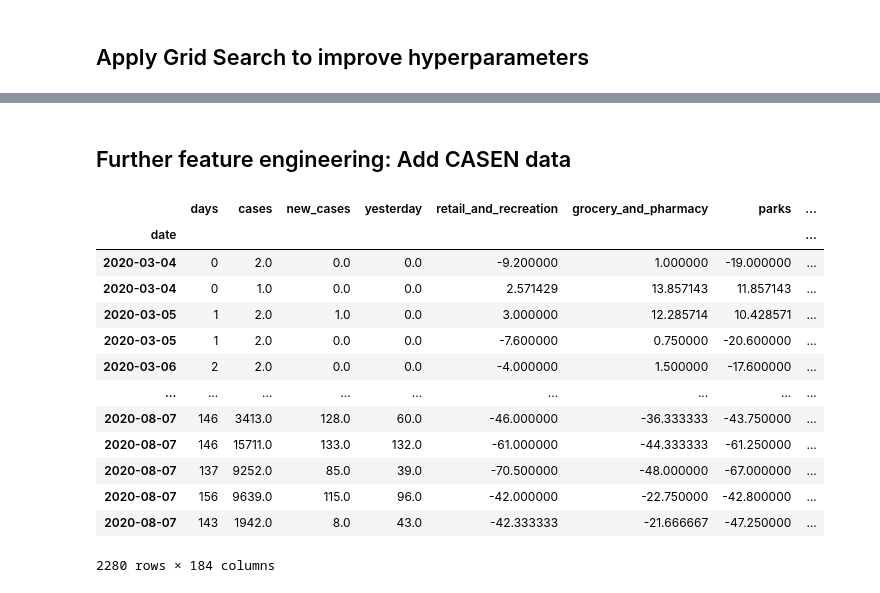
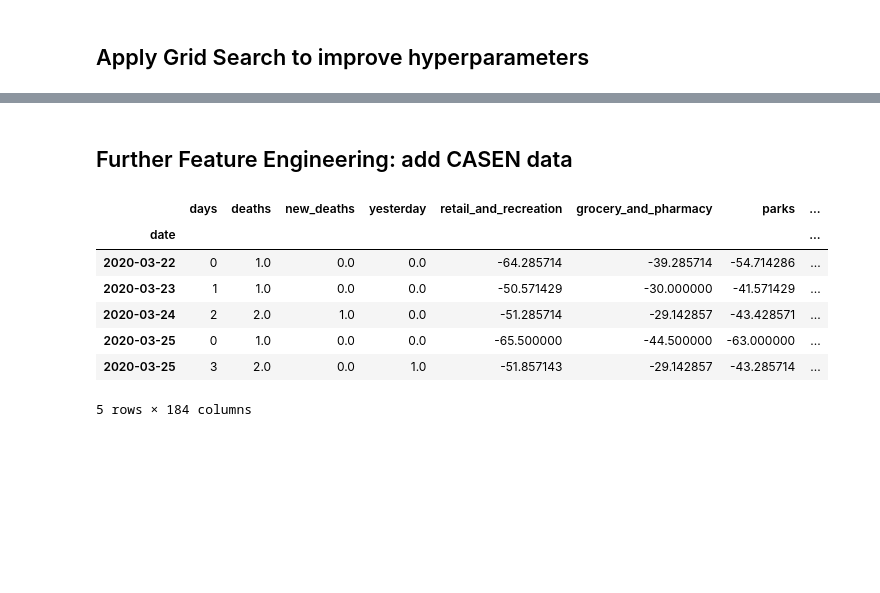
Before and after one commit to muellermax/Covid-Chile-Prediction, a Jupyter notebook: Covid Chile Prediction.ipynb, the cells around one changed output, grey strips where cells are left out. Drawn from its saved outputs; the diff is of its cells as text; code cells hidden in the pictures; blank space fills up the shorter version.

```diff
--- a/Covid Chile Prediction.ipynb
+++ b/Covid Chile Prediction.ipynb
@@ -736,7 +705,7 @@ def regression_metrics(y_true, y_pred):
 # %%
 def prepare_covid_data(df, title, region, start, end):
     """
-    Function to prepare the cases/deaths data for the machine learning model.
+    Function to provide a melted DataFrame with Covid-19 cases/deaths for a specific region.
 
     Input:
         df (DataFrame): DataFrame with information about Covid-19 cases/deaths in Chile
@@ -805,7 +774,8 @@ df_melt.head()
 # %%
 def df_all_regions_mobility(df, title, start, end):
     """
-    Function to prepare a DataFrame with all regions and merge it to the corresponding mobility data.
+    Function to prepare a DataFrame with the Covid-19 data for all regions and
+    merge it to the corresponding mobility data.
 
     Input:
         df (DataFrame): DataFrame with information about Covid-19 cases/deaths in Chile
@@ -852,9 +822,9 @@ def df_all_regions_mobility(df, title, start, end):
 
     return df_melt_mobility
 
-df_melt_mobility = df_all_regions_mobility(cases_regions, 'cases', '2020-03-04', '2020-08-07')
+df_mobility_cases = df_all_regions_mobility(cases_regions, 'cases', '2020-03-04', '2020-08-07')
 
-df_melt_mobility_num = df_melt_mobility.drop('regions', axis = 1)
-
-df_melt_mobility.head()
+# Get DataFrame with only num-values
+df_mobility_cases_num = df_mobility_cases.drop('regions', axis = 1)
+df_mobility_cases_num.head()
 # %% [output]
@@ -926,0 +1125,12 @@ rmse_score = make_scorer(rmse, greater_is_better = False)
+# %%
+# Read in data about Covid-19 deaths
+df_melt_mobility = df_all_regions_mobility(deaths_regions, 'deaths', '2020-03-04', '2020-08-07')
+
+# Some days show negative values for new fatalities (probably corrections), which broke the
+# algorithm before.
+df_melt_mobility = df_melt_mobility[df_melt_mobility['new_deaths'] >= 0]
+
+# Get DataFrame with only the num-values
+df_melt_mobility_num = df_melt_mobility.drop('regions', axis = 1)
+
+df_melt_mobility.head()
@@ -972,29 +1234,23 @@ RMSE:  1013.3788
 # %% [markdown]
-## Further feature engineering: Add CASEN data
+## Further Feature Engineering: add CASEN data
 # %%
 # Group CASEN data by regions by taking the mean of every indicator
 casen_regions = casen_rel.groupby('region')[[i for i in casen_rel.columns[1:]]].mean().reset_index()
 
 # Merge mobility_data with CASEN data
 df_melt_mobility_casen = df_melt_mobility.reset_index().merge(casen_regions, left_on = 'regions', right_on = 'region', how = 'left').set_index('date')
 
 df_melt_mobility_casen = df_melt_mobility_casen.drop(['regions', 'region'], axis = 1)
 
-df_melt_mobility_casen
+df_melt_mobility_casen.head()
 # %% [output]
-|  | days | cases | new_cases | yesterday | retail_and_recreation | grocery_and_pharmacy | parks | ... |
+|  | days | deaths | new_deaths | yesterday | retail_and_recreation | grocery_and_pharmacy | parks | ... |
 | date |  |  |  |  |  |  |  | ... |
-| 2020-03-04 | 0 | 2.0 | 0.0 | 0.0 | -9.200000 | 1.000000 | -19.000000 | ... |
-| 2020-03-04 | 0 | 1.0 | 0.0 | 0.0 | 2.571429 | 13.857143 | 11.857143 | ... |
-| 2020-03-05 | 1 | 2.0 | 1.0 | 0.0 | 3.000000 | 12.285714 | 10.428571 | ... |
-| 2020-03-05 | 1 | 2.0 | 0.0 | 0.0 | -7.600000 | 0.750000 | -20.600000 | ... |
-| 2020-03-06 | 2 | 2.0 | 0.0 | 0.0 | -4.000000 | 1.500000 | -17.600000 | ... |
-| ... | ... | ... | ... | ... | ... | ... | ... | ... |
-| 2020-08-07 | 146 | 3413.0 | 128.0 | 60.0 | -46.000000 | -36.333333 | -43.750000 | ... |
-| 2020-08-07 | 146 | 15711.0 | 133.0 | 132.0 | -61.000000 | -44.333333 | -61.250000 | ... |
-| 2020-08-07 | 137 | 9252.0 | 85.0 | 39.0 | -70.500000 | -48.000000 | -67.000000 | ... |
-| 2020-08-07 | 156 | 9639.0 | 115.0 | 96.0 | -42.000000 | -22.750000 | -42.800000 | ... |
-| 2020-08-07 | 143 | 1942.0 | 8.0 | 43.0 | -42.333333 | -21.666667 | -47.250000 | ... |
+| 2020-03-22 | 0 | 1.0 | 0.0 | 0.0 | -64.285714 | -39.285714 | -54.714286 | ... |
+| 2020-03-23 | 1 | 1.0 | 0.0 | 0.0 | -50.571429 | -30.000000 | -41.571429 | ... |
+| 2020-03-24 | 2 | 2.0 | 1.0 | 0.0 | -51.285714 | -29.142857 | -43.428571 | ... |
+| 2020-03-25 | 0 | 1.0 | 0.0 | 0.0 | -65.500000 | -44.500000 | -63.000000 | ... |
+| 2020-03-25 | 3 | 2.0 | 0.0 | 1.0 | -51.857143 | -29.142857 | -43.285714 | ... |
-2280 rows × 184 columns
+5 rows × 184 columns
 # %%
 # Prepare train and test set: Training set from March to June (4 months), validation July (1 month)
```
Also changed, not shown: parts of 29 cells of this notebook, 1 other file.
